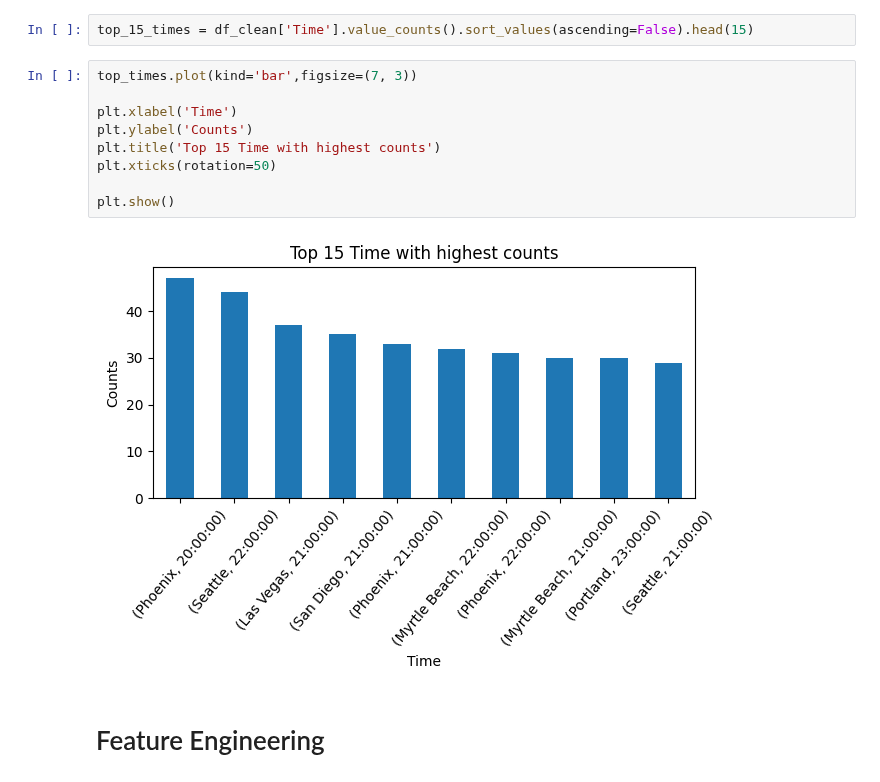
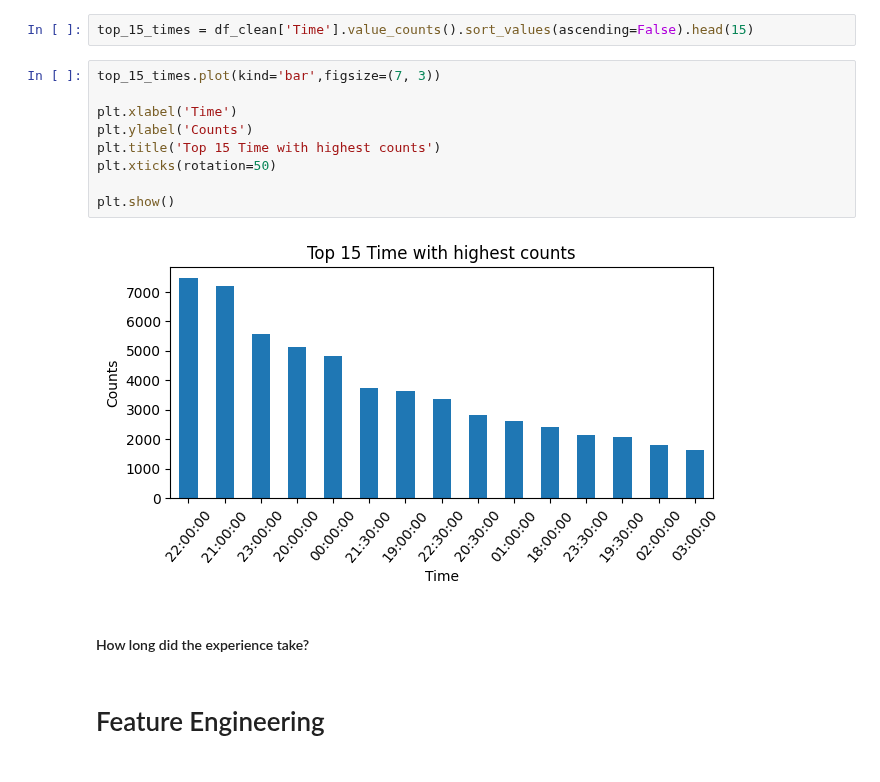
Before and after one commit to ortizfram/UFO-reports-analysis, a Jupyter notebook: UFO-reports.ipynb, the cells around one changed output. Cells and saved outputs as stored; diff of their text form.

```diff
--- a/UFO-reports.ipynb
+++ b/UFO-reports.ipynb
@@ -213,16 +250,18 @@ plt.show()
 # %%
 top_15_times = df_clean['Time'].value_counts().sort_values(ascending=False).head(15)
 # %%
-top_times.plot(kind='bar',figsize=(7, 3))
+top_15_times.plot(kind='bar',figsize=(7, 3))
 
 plt.xlabel('Time')
 plt.ylabel('Counts')
 plt.title('Top 15 Time with highest counts')
 plt.xticks(rotation=50)
 
 plt.show()
 # %% [output]
-[figure, old version]
+[figure, new version]
+# %% [markdown]
+#### How long did the experience take?
 # %% [markdown]
 # Feature Engineering
 # %% [markdown]
```
Also changed, not shown: parts of 5 cells of this notebook.
